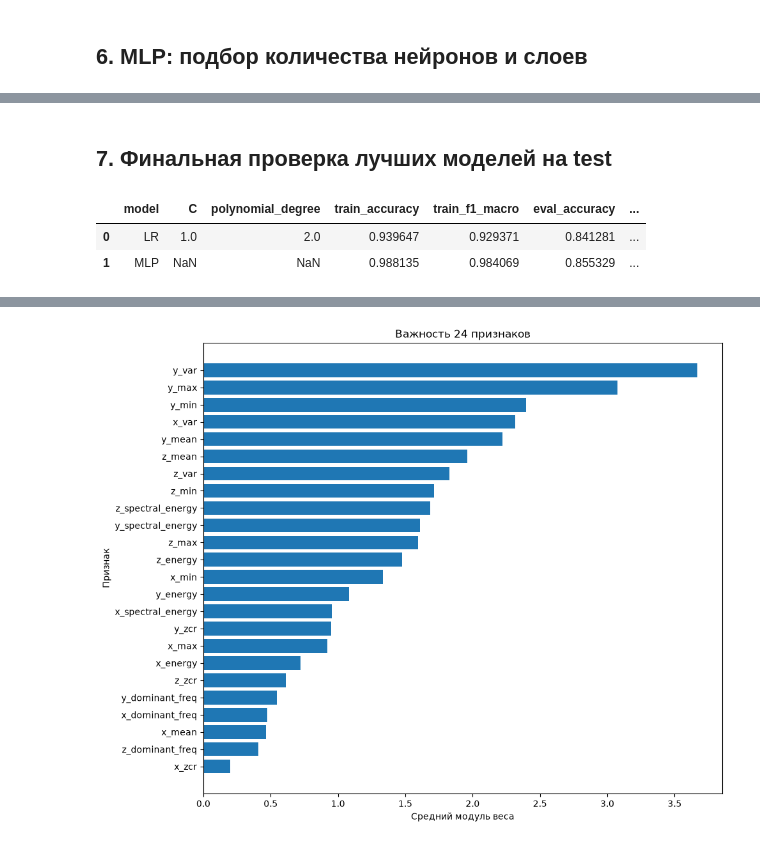
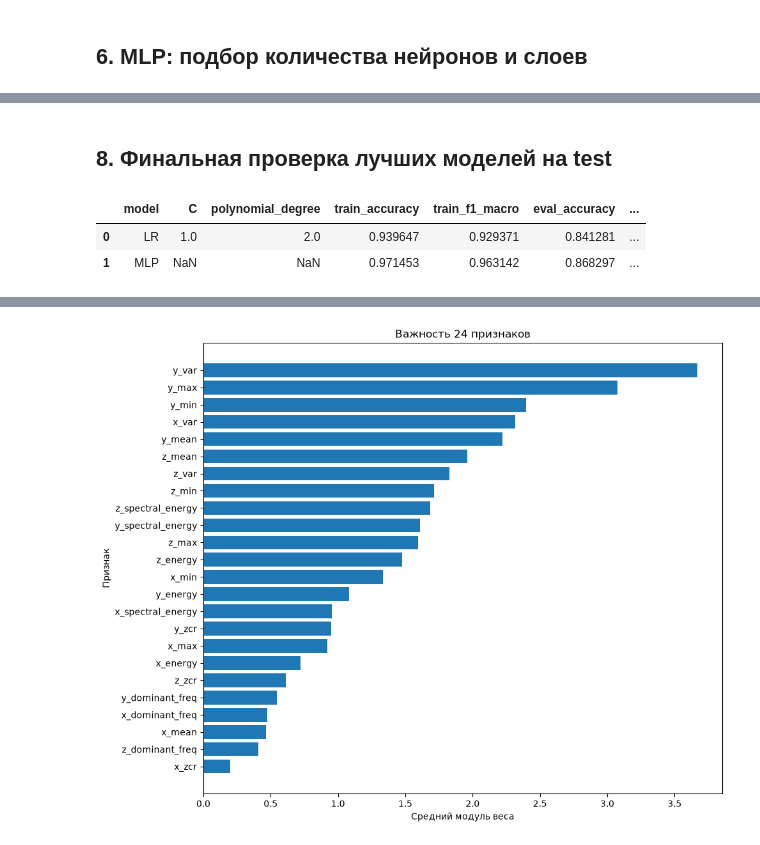
Before and after one commit to elena-kornaeva/Practice_Human-Activity-Recognition_Classifier, a Jupyter notebook: notebooks/06_Hyperparameter_Tuning.ipynb, the cells around one changed output, grey strips where cells are left out. Saved outputs shown, nothing was run; the diff lists cells and outputs as text; code cells hidden in the pictures.

```diff
--- a/notebooks/06_Hyperparameter_Tuning.ipynb
+++ b/notebooks/06_Hyperparameter_Tuning.ipynb
@@ -148,19 +148,19 @@ def make_lr_model(C=1.0, polynomial_degree=1, random_state=42):
     return Pipeline(steps)
 
 
-def make_mlp_model(hidden_layer_sizes=(128,), random_state=42):
+def make_mlp_model(hidden_layer_sizes=(128,), alpha=0.0001, batch_size=200, max_iter=200, validation_fraction=0.15, n_iter_no_change=10, random_state=42):
     return Pipeline([
         ("scaler", StandardScaler()),
         ("model", MLPClassifier(
             hidden_layer_sizes=hidden_layer_sizes,
             activation="relu",
             solver="adam",
-            alpha=0.0001,
-            batch_size=200,
+            alpha=alpha,
+            batch_size=batch_size,
             early_stopping=True,
-            validation_fraction=0.15,
-            n_iter_no_change=10,
-            max_iter=200,
+            validation_fraction=validation_fraction,
+            n_iter_no_change=n_iter_no_change,
+            max_iter=max_iter,
             random_state=random_state,
         )),
     ])
@@ -320,19 +384,19 @@ Name: 5, dtype: object
 # %% [markdown]
-## 7. Финальная проверка лучших моделей на test
+## 8. Финальная проверка лучших моделей на test
 # %%
 best_lr_model = make_lr_model(C=best_lr_C, polynomial_degree=best_lr_degree)
-best_mlp_model = make_mlp_model(hidden_layer_sizes=best_mlp_architecture)
+best_mlp_model = make_mlp_model(**best_mlp_params)
 lr_test_metrics, lr_test_pred = fit_and_evaluate(best_lr_model, X_full, y_full, X_test, y_test)
 mlp_test_metrics, mlp_test_pred = fit_and_evaluate(best_mlp_model, X_full, y_full, X_test, y_test)
 final_model_results = pd.DataFrame([
     {"model": "LR", "C": best_lr_C, "polynomial_degree": best_lr_degree, **lr_test_metrics},
-    {"model": "MLP", "hidden_layer_sizes": str(best_mlp_architecture), **mlp_test_metrics},
+    {"model": "MLP", **best_mlp_params, **mlp_test_metrics},
 ])
 final_model_results
 # %% [output]
 |  | model | C | polynomial_degree | train_accuracy | train_f1_macro | eval_accuracy | ... |
 | 0 | LR | 1.0 | 2.0 | 0.939647 | 0.929371 | 0.841281 | ... |
-| 1 | MLP | NaN | NaN | 0.988135 | 0.984069 | 0.855329 | ... |
+| 1 | MLP | NaN | NaN | 0.971453 | 0.963142 | 0.868297 | ... |
 # %%
 print("Logistic Regression")
 print(classification_report(y_test, lr_test_pred, zero_division=0))
```
Also changed, not shown: parts of 29 cells of this notebook.
